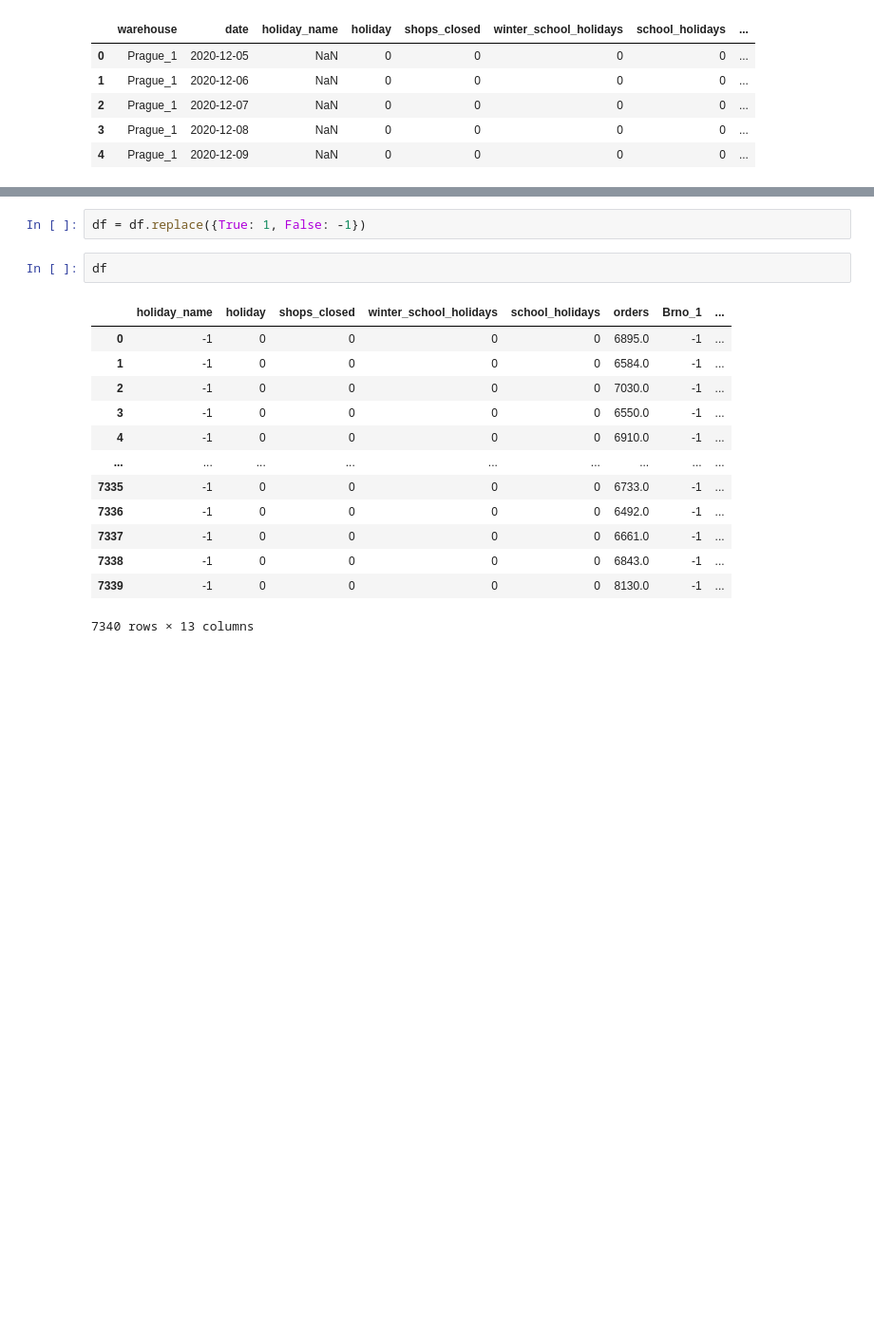
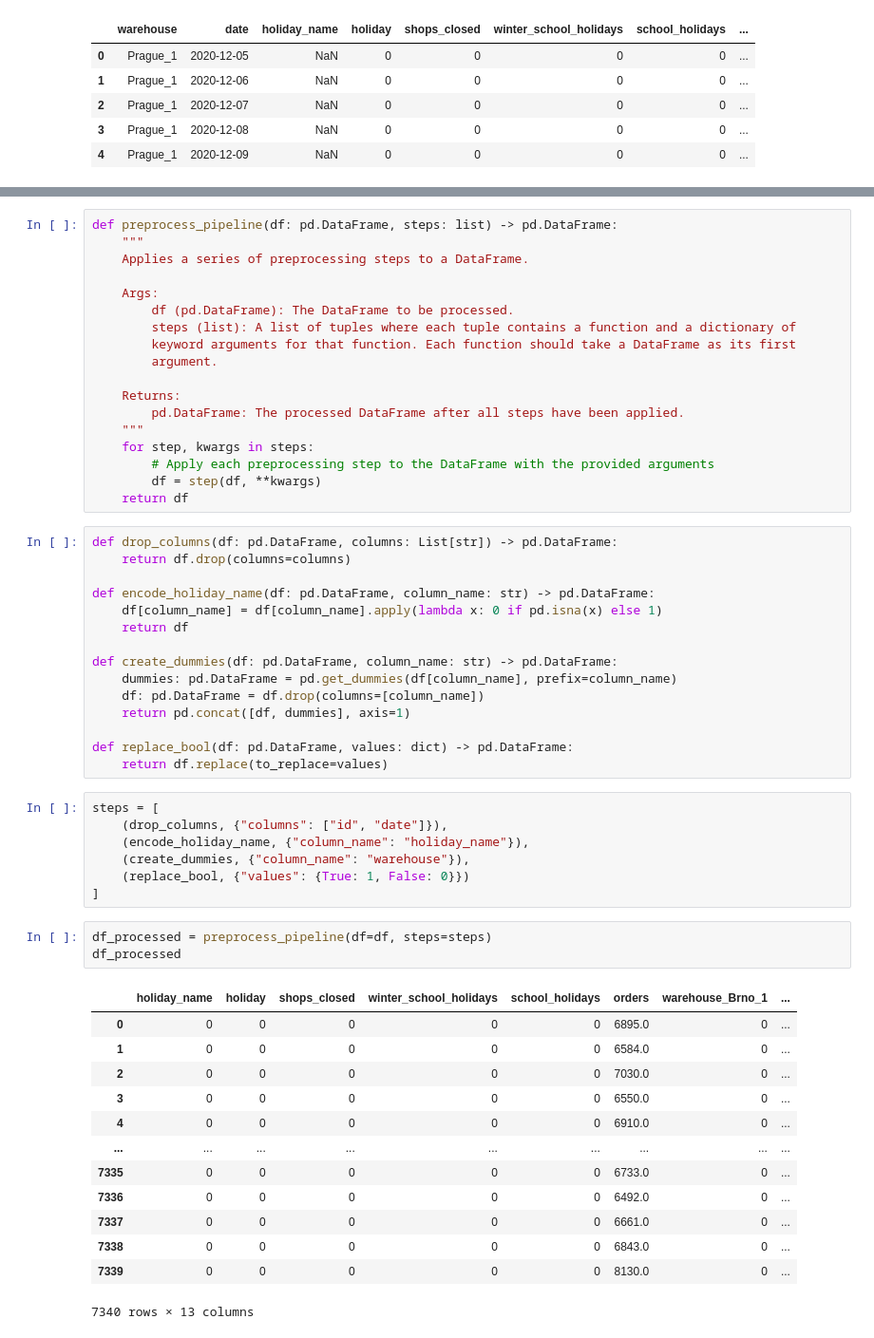
Before and after one commit to Srushanth/Rohlik-Orders-Forecasting-Challenge, a Jupyter notebook: notebooks/XGBRegressor.ipynb, the cells around one changed output, grey strips where cells are left out. Shown: that part at 95% size. Saved outputs shown, nothing was run; the diff lists cells and outputs as text; blank space fills up the shorter version.

```diff
--- a/notebooks/DecisionTreeRegressor.ipynb
+++ b/notebooks/XGBRegressor.ipynb
@@ -35,18 +28,57 @@ df.drop(columns=["warehouse"], axis=1, inplace=True)
-# %%
-df = df.replace({True: 1, False: -1})
-# %%
-df
-# %% [output]
-|  | holiday_name | holiday | shops_closed | winter_school_holidays | school_holidays | orders | Brno_1 | ... |
-| 0 | -1 | 0 | 0 | 0 | 0 | 6895.0 | -1 | ... |
-| 1 | -1 | 0 | 0 | 0 | 0 | 6584.0 | -1 | ... |
-| 2 | -1 | 0 | 0 | 0 | 0 | 7030.0 | -1 | ... |
-| 3 | -1 | 0 | 0 | 0 | 0 | 6550.0 | -1 | ... |
-| 4 | -1 | 0 | 0 | 0 | 0 | 6910.0 | -1 | ... |
-| ... | ... | ... | ... | ... | ... | ... | ... | ... |
-| 7335 | -1 | 0 | 0 | 0 | 0 | 6733.0 | -1 | ... |
-| 7336 | -1 | 0 | 0 | 0 | 0 | 6492.0 | -1 | ... |
-| 7337 | -1 | 0 | 0 | 0 | 0 | 6661.0 | -1 | ... |
-| 7338 | -1 | 0 | 0 | 0 | 0 | 6843.0 | -1 | ... |
-| 7339 | -1 | 0 | 0 | 0 | 0 | 8130.0 | -1 | ... |
-7340 rows × 13 columns
+# %%
+def preprocess_pipeline(df: pd.DataFrame, steps: list) -> pd.DataFrame:
+    """
+    Applies a series of preprocessing steps to a DataFrame.
+
+    Args:
+        df (pd.DataFrame): The DataFrame to be processed.
+        steps (list): A list of tuples where each tuple contains a function and a dictionary of
+        keyword arguments for that function. Each function should take a DataFrame as its first
+        argument.
+
+    Returns:
+        pd.DataFrame: The processed DataFrame after all steps have been applied.
+    """
+    for step, kwargs in steps:
+        # Apply each preprocessing step to the DataFrame with the provided arguments
+        df = step(df, **kwargs)
+    return df
+# %%
+def drop_columns(df: pd.DataFrame, columns: List[str]) -> pd.DataFrame:
+    return df.drop(columns=columns)
+
+def encode_holiday_name(df: pd.DataFrame, column_name: str) -> pd.DataFrame:
+    df[column_name] = df[column_name].apply(lambda x: 0 if pd.isna(x) else 1)
+    return df
+
+def create_dummies(df: pd.DataFrame, column_name: str) -> pd.DataFrame:
+    dummies: pd.DataFrame = pd.get_dummies(df[column_name], prefix=column_name)
+    df: pd.DataFrame = df.drop(columns=[column_name])
+    return pd.concat([df, dummies], axis=1)
+
+def replace_bool(df: pd.DataFrame, values: dict) -> pd.DataFrame:
+    return df.replace(to_replace=values)
+# %%
+steps = [
+    (drop_columns, {"columns": ["id", "date"]}),
+    (encode_holiday_name, {"column_name": "holiday_name"}),
+    (create_dummies, {"column_name": "warehouse"}),
+    (replace_bool, {"values": {True: 1, False: 0}})
+]
+# %%
+df_processed = preprocess_pipeline(df=df, steps=steps)
+df_processed
+# %% [output]
+|  | holiday_name | holiday | shops_closed | winter_school_holidays | school_holidays | orders | warehouse_Brno_1 | ... |
+| 0 | 0 | 0 | 0 | 0 | 0 | 6895.0 | 0 | ... |
+| 1 | 0 | 0 | 0 | 0 | 0 | 6584.0 | 0 | ... |
+| 2 | 0 | 0 | 0 | 0 | 0 | 7030.0 | 0 | ... |
+| 3 | 0 | 0 | 0 | 0 | 0 | 6550.0 | 0 | ... |
+| 4 | 0 | 0 | 0 | 0 | 0 | 6910.0 | 0 | ... |
+| ... | ... | ... | ... | ... | ... | ... | ... | ... |
+| 7335 | 0 | 0 | 0 | 0 | 0 | 6733.0 | 0 | ... |
+| 7336 | 0 | 0 | 0 | 0 | 0 | 6492.0 | 0 | ... |
+| 7337 | 0 | 0 | 0 | 0 | 0 | 6661.0 | 0 | ... |
+| 7338 | 0 | 0 | 0 | 0 | 0 | 6843.0 | 0 | ... |
+| 7339 | 0 | 0 | 0 | 0 | 0 | 8130.0 | 0 | ... |
+7340 rows × 13 columns
```
Also changed, not shown: parts of 29 cells of this notebook, 11 other files.
